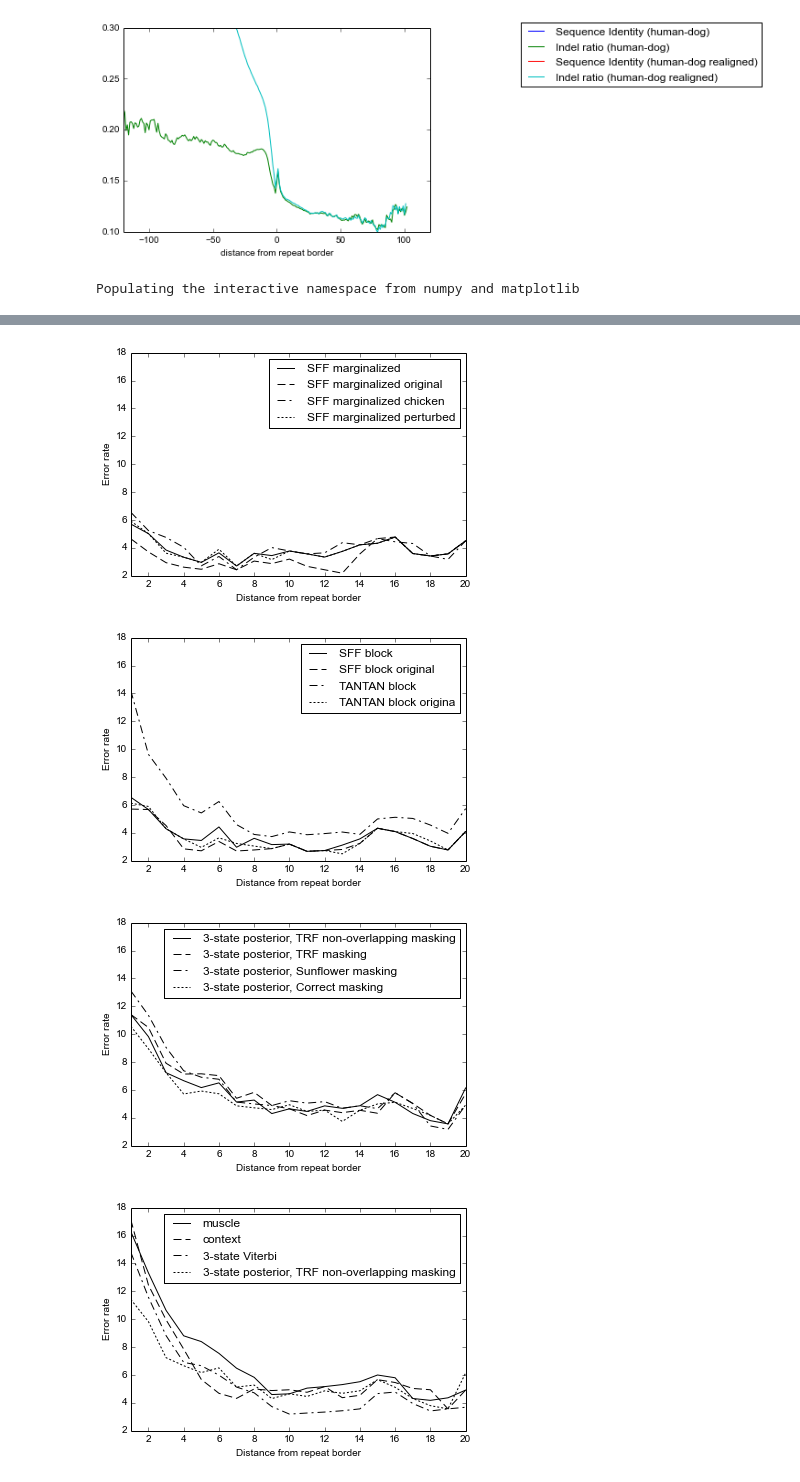
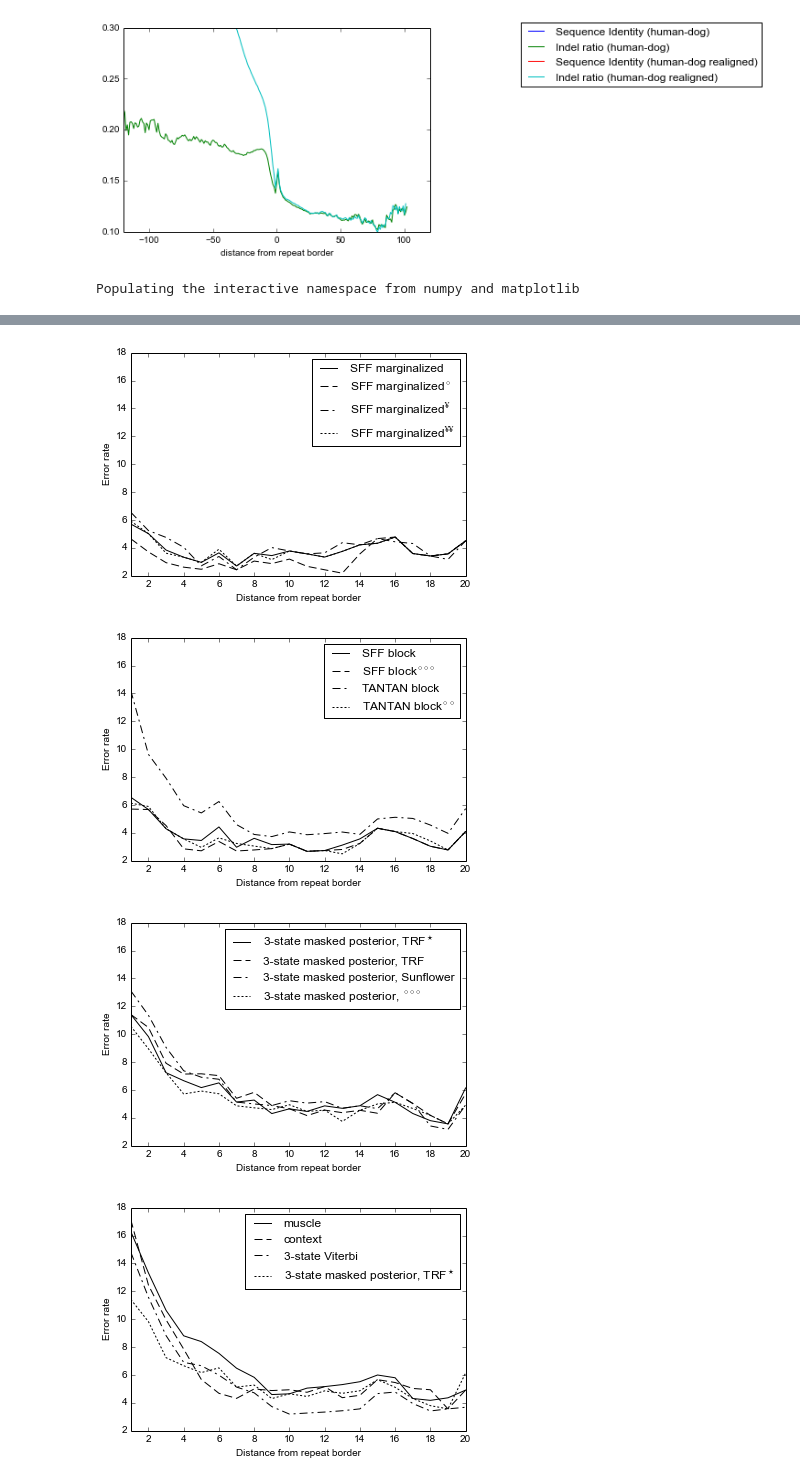
Before and after one commit to mic47/dissertation, a Jupyter notebook: Grafy.ipynb, the cells around one changed output, grey strips where cells are left out. Cells and saved outputs as stored; diff of their text form; code cells hidden in the pictures.

```diff
--- a/Grafy.ipynb
+++ b/Grafy.ipynb
@@ -55,6 +55,8 @@ WARNING: pylab import has clobbered these variables: ['f']
 [figure]
 # %%
 import json
+from matplotlib import rc
+rc('text', usetex=False)
 import matplotlib.pyplot as plt
 from IPython.display import display
 %pylab inline
@@ -104,7 +106,7 @@ draw_plot(data,
            'SFF marginalized',
            'SFF block',
            '3-state Viterbi',
-           '3-state Model, best repeat masking'
+           '3-state masked posterior$^\star$'
           ],
           'figures/error_graph_overview.pdf')
 draw_plot(data,
@@ -116,8 +118,8 @@ draw_plot(data,
           ], [
            'SFF block Viterbi',
            'SFF block',
-           'SFF block Viterbi original',
-           'SFF block original',
+           'SFF block Viterbi$^{\circ\circ\circ}$',
+           'SFF block$^{\circ\circ\circ}$',
           ],
           'figures/error_graph_sffblock.pdf')
 
@@ -129,9 +131,9 @@ draw_plot(data,
            'repeatRealignerBronaPerturbed',
           ], [
            'SFF marginalized',
-           'SFF marginalized original',
-           'SFF marginalized chicken',
-           'SFF marginalized perturbed',
+           'SFF marginalized$^{\circ}$',
+           'SFF marginalized$^{\yen}$',
+           'SFF marginalized$^{\yen\yen}$',
           ],
           'figures/error_graph_marginalized.pdf')
 draw_plot(data,
@@ -142,9 +144,9 @@ draw_plot(data,
            'sff_block_high2_orig_cor',
           ], [
            'SFF block',
-           'SFF block original',
+           'SFF block$^{\circ\circ\circ}$',
            'TANTAN block',
-           'TANTAN block origina',
+           'TANTAN block$^{\circ\circ}$',
           ],
           'figures/error_graph_sffvstantan.pdf')
 draw_plot(data,
@@ -154,10 +156,10 @@ draw_plot(data,
            'simpleModelReplaceHMM_cor',
            'simpleModelReplaceOrig_cor',
           ], [
-           '3-state posterior, TRF non-overlapping masking',
-           '3-state posterior, TRF masking ',
-           '3-state posterior, Sunflower masking',
-           '3-state posterior, Correct masking',
+           '3-state masked posterior, TRF$^\star$',
+           '3-state masked posterior, TRF',
+           '3-state masked posterior, Sunflower',
+           '3-state masked posterior, $^{\circ\circ\circ}$',
           ],
           'figures/error_graph_3statemasking.pdf')
 draw_plot(data,
@@ -170,7 +172,7 @@ draw_plot(data,
            'muscle',
            'context',
            '3-state Viterbi',
-           '3-state posterior, TRF non-overlapping masking',
+           '3-state masked posterior, TRF$^\star$',
           ],
           'figures/error_graph_other.pdf')
 # %% [output]
@@ -182,4 +184,4 @@ WARNING: pylab import has clobbered these variables: ['f']
-[figure, old version]
+[figure, new version]
-[figure, old version]
+[figure, new version]
-[figure, old version]
+[figure, new version]
-[figure, old version]
+[figure, new version]
```
Also changed, not shown: parts of 1 cell of this notebook, 8 other files.
